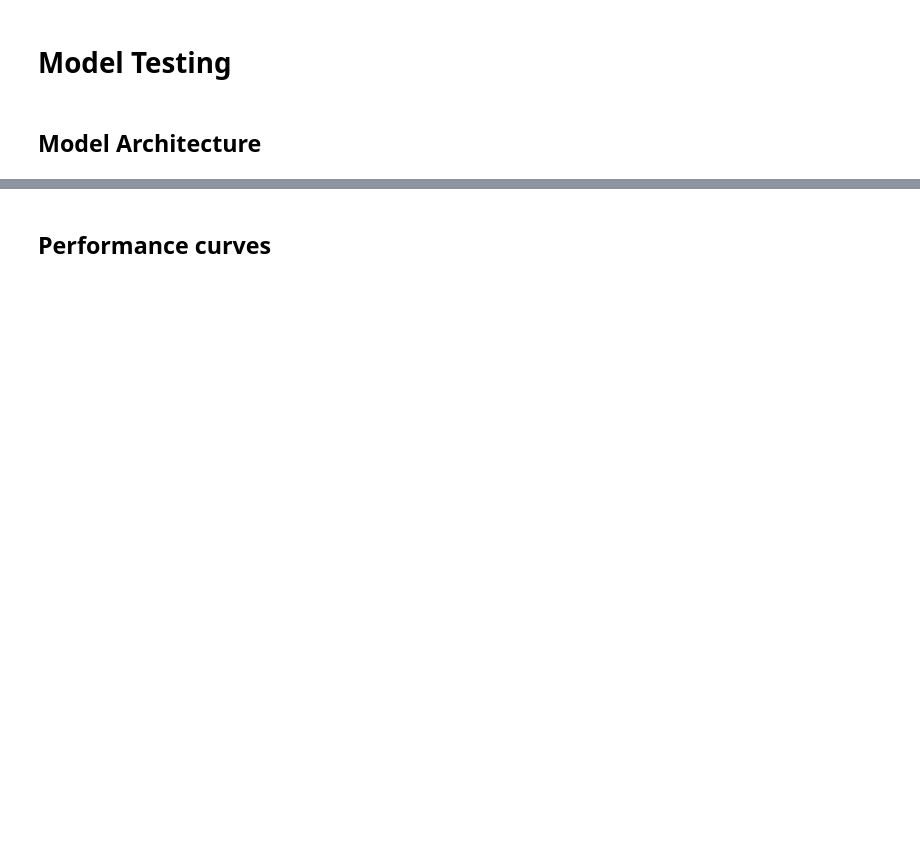
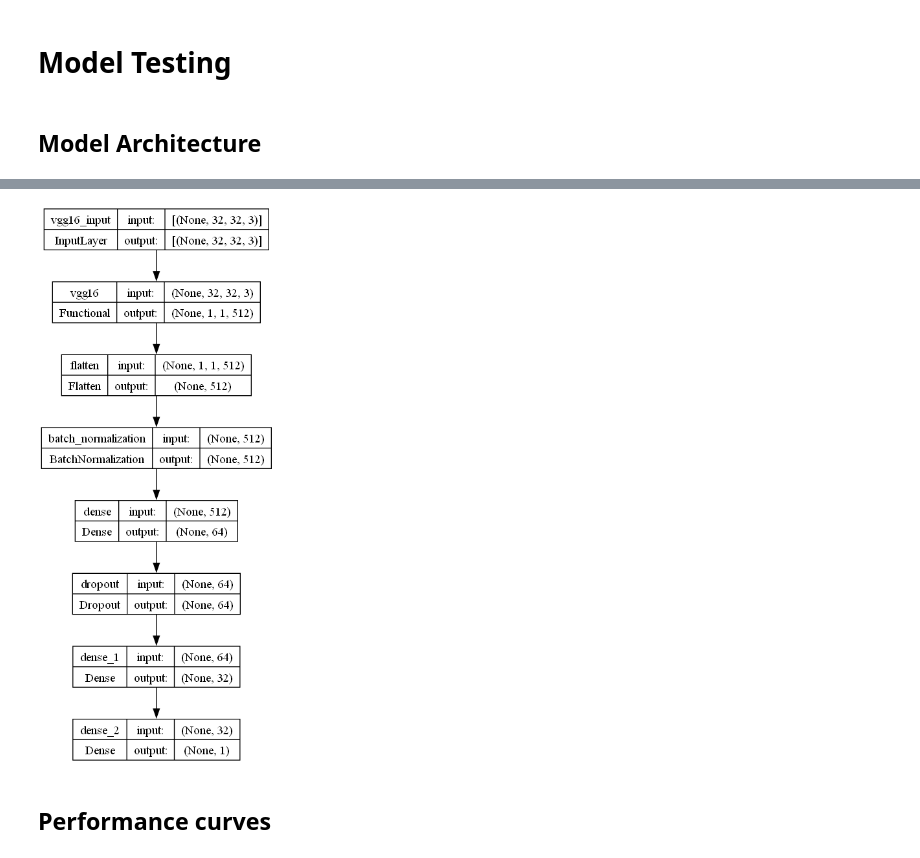
Before and after one commit to abhinav-gautam/Identification-of-AI-generated-images, a Jupyter notebook: model_testing.ipynb, the cells around one changed output, grey strips where cells are left out. Cells and saved outputs as stored; diff of their text form; code cells hidden in the pictures; blank space fills up the shorter version.

```diff
--- a/model_testing.ipynb
+++ b/model_testing.ipynb
@@ -36,4 +39,9 @@ Non-trainable params: 57,216
 _________________________________________________________________
+# %%
+# Plot model architecture
+plot_model(classifier, show_shapes = True, to_file = f'models/{model_name}/model.png')
+# %% [output]
+[figure, added]
 # %% [markdown]
 ## Performance curves
 # %%
```
Also changed, not shown: parts of 10 cells of this notebook, 10 other files.
